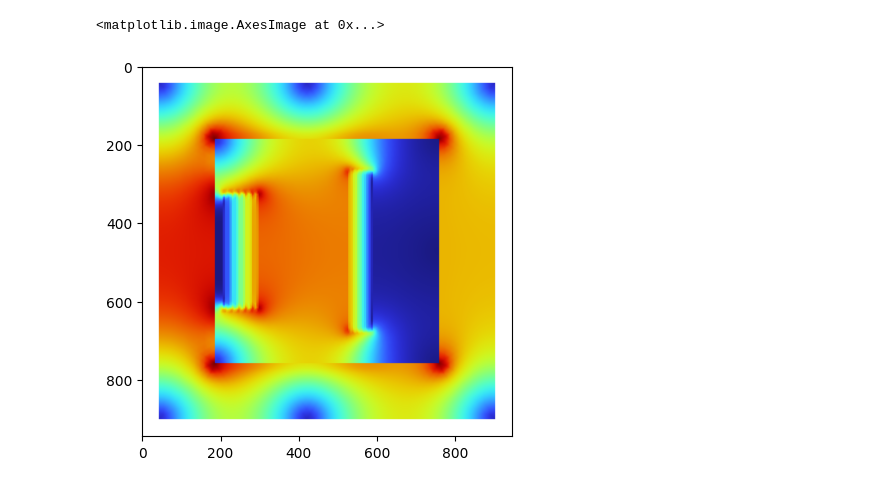
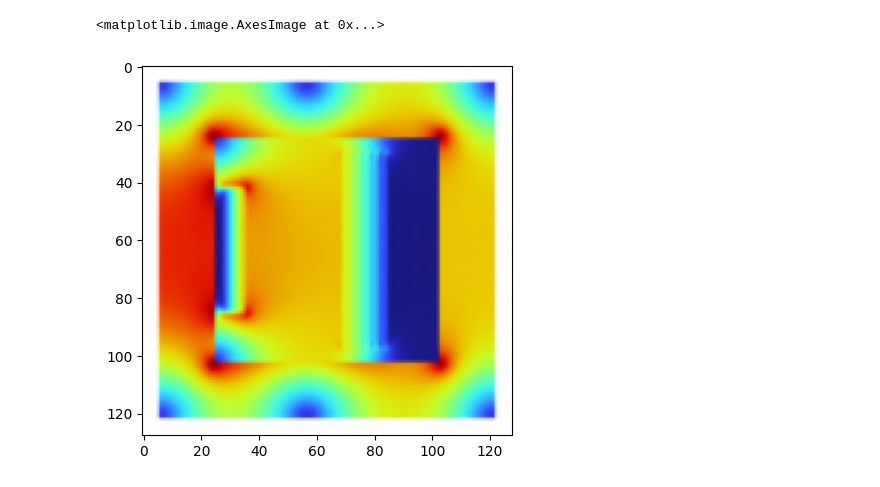
Before and after one commit to Ward-GT/MachineLearning, a Jupyter notebook: MachineLearningModels/binarysegmentation/BS_test.ipynb, the cells around one changed output. Drawn from its saved outputs; the diff is of its cells as text; code cells hidden in the pictures.

```diff
--- a/MachineLearningModels/binarysegmentation/BS_test.ipynb
+++ b/MachineLearningModels/binarysegmentation/BS_test.ipynb
@@ -8,10 +10,10 @@ import matplotlib.pyplot as plt
 # %%
 # Load the dataset
-dataset = SegmentationDataset(IMAGE_DATASET_PATH, MASK_DATASET_PATH, transform=None)
+dataset = SegmentationDataset(IMAGE_DATASET_PATH, MASK_DATASET_PATH, transform=transforms.Resize((IMAGE_SIZE, IMAGE_SIZE)))
 dataloader = DataLoader(dataset, batch_size=1, shuffle=True, num_workers=0)
 image, mask = next(iter(dataloader))
 plt.imshow(transforms.ToPILImage()(image.squeeze()))
 # %% [output]
 <matplotlib.image.AxesImage at 0x...>
-[figure, old version]
+[figure, new version]
 # %%
```
Also changed, not shown: parts of 3 cells of this notebook, 4 other files.
